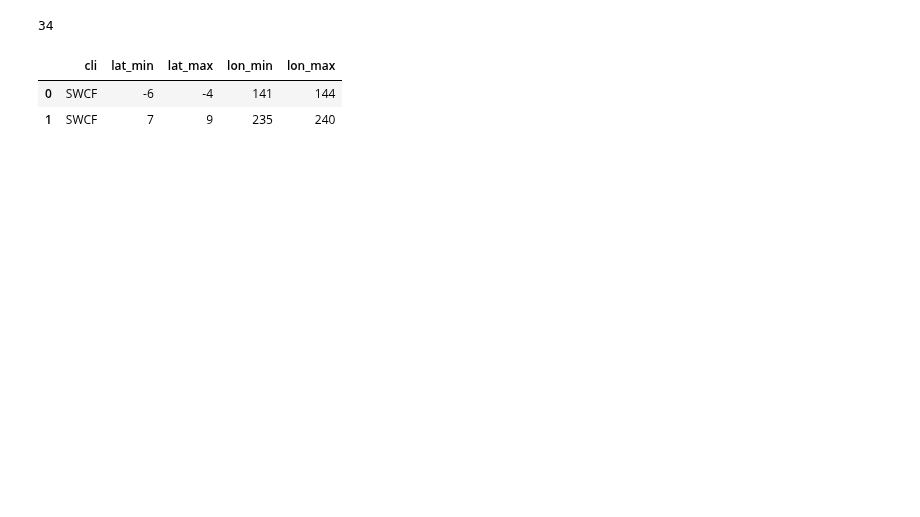
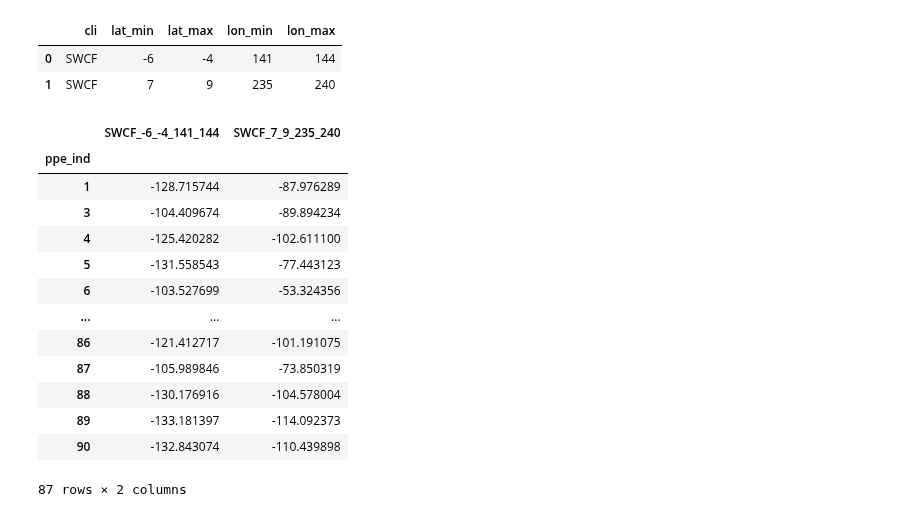
Before and after one commit to yiqioyang/proj2dhullsampler, a Jupyter notebook: step1_prepare_trainingdata.ipynb, the cells around one changed output. Saved outputs shown, nothing was run; the diff lists cells and outputs as text; code cells hidden in the pictures; blank space fills up the shorter version.

```diff
--- a/step1_prepare_trainingdata.ipynb
+++ b/step1_prepare_trainingdata.ipynb
@@ -19,8 +23,4 @@ obs_dict = {"SWCF": "swcrf_toa", "LWCF": "lwcrf_toa", "TGCLDLWP": "clwp", "TMQ":
 lat_bins = np.arange(-85, 86, 5)  # -90 to 90 every 10 degrees
 lat_labels = ((lat_bins[:-1] + lat_bins[1:]) / 2).astype(int).astype(str)  # midpoint labels
 lat_labels = np.char.add("zonal_lat_",lat_labels)
-# %%
-len(lat_labels)
-# %% [output]
-34
 # %%
@@ -82,6 +85,23 @@ obs_manual_list = pd.Series(obs_manual_list)
 
 ppe_manual_list.columns = manual_name_list
 obs_manual_list.index = manual_name_list
+# %%
+ppe_manual_list
+# %% [output]
+|  | SWCF_-6_-4_141_144 | SWCF_7_9_235_240 |
+| ppe_ind |  |  |
+| 1 | -128.715744 | -87.976289 |
+| 3 | -104.409674 | -89.894234 |
+| 4 | -125.420282 | -102.611100 |
+| 5 | -131.558543 | -77.443123 |
+| 6 | -103.527699 | -53.324356 |
+| ... | ... | ... |
+| 86 | -121.412717 | -101.191075 |
+| 87 | -105.989846 | -73.850319 |
+| 88 | -130.176916 | -104.578004 |
+| 89 | -133.181397 | -114.092373 |
+| 90 | -132.843074 | -110.439898 |
+87 rows × 2 columns
 # %%
 ppe_pd = pd.concat([ppe_zonal_pd, ppe_manual_list], axis = 1)
 obs_pd = pd.concat([obs_zonal_pd, obs_manual_list])
```
Also changed, not shown: parts of 6 cells of this notebook, 4 other files.
